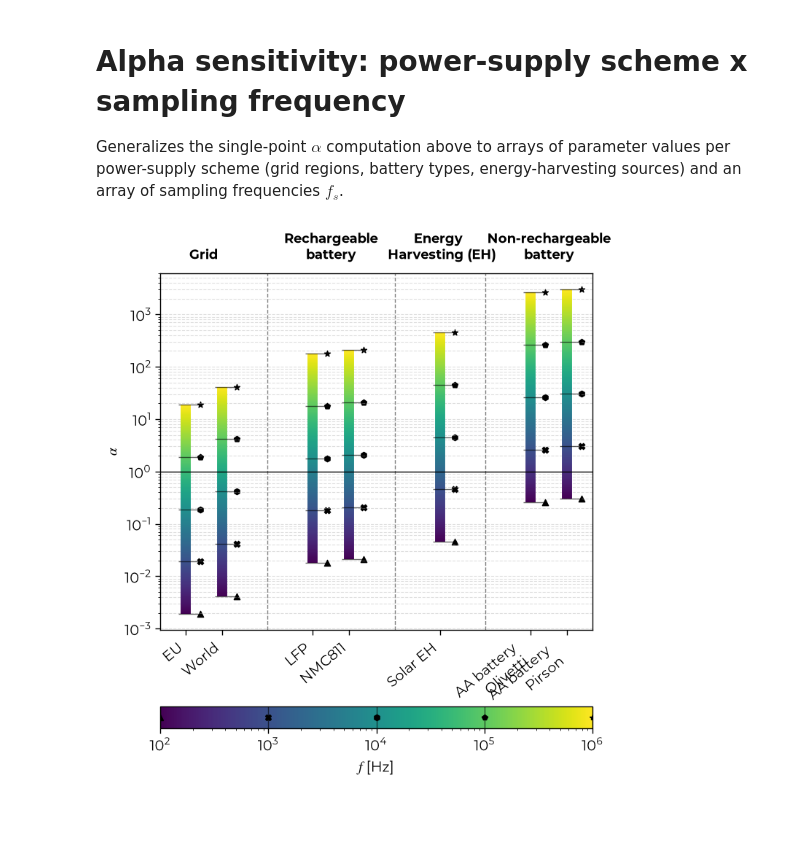
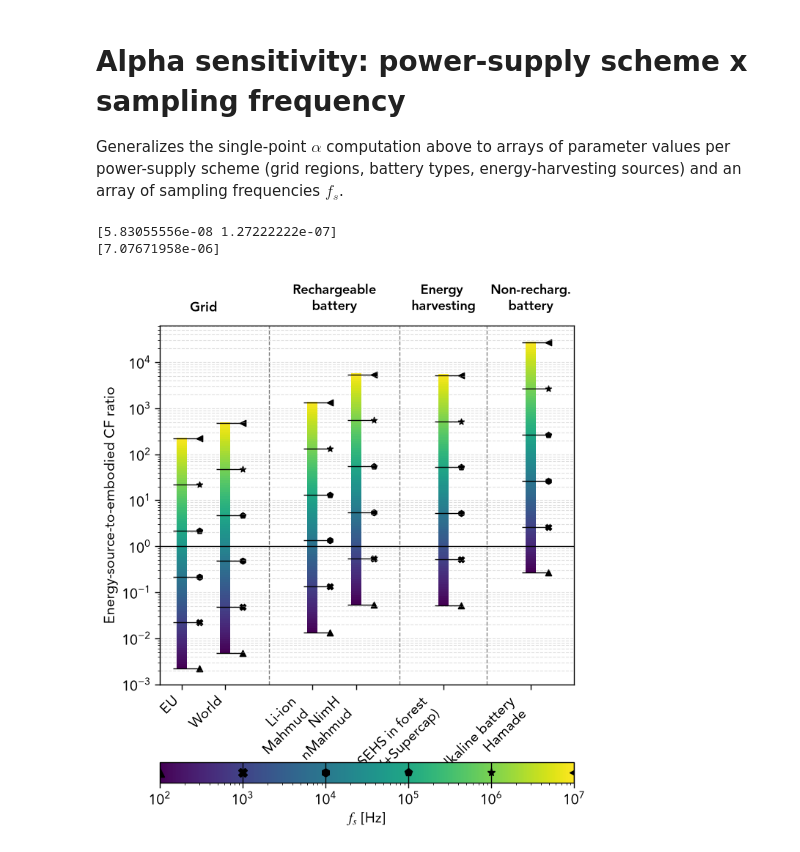
Before and after one commit to PolMaistriaux/IoT_Node_Modeling, a Jupyter notebook: Sustainability_aware_design/Notebook_Powering scheme.ipynb, the cells around one changed output. Saved outputs shown, nothing was run; the diff lists cells and outputs as text; code cells hidden in the pictures; blank space fills up the shorter version.

```diff
--- a/Sustainability_aware_design/Notebook_Powering scheme.ipynb
+++ b/Sustainability_aware_design/Notebook_Powering scheme.ipynb
@@ -386,15 +398,15 @@ def alpha_harvested(F_p_W, fs, E_p_pt=E_p_pt, A_chip=A_chip,F_p_mm2=F_p_mm2,P_sl
 # ---- GRID-------------------
 grid_labels = ['EU','World']
 grid_F_p_J  = F_p_kWh_to_p_J(np.array([grid_data[k] for k in grid_labels]) )
-
+print(grid_F_p_J)
 # ---- NR Batt --------------
-nr_batt_labels = np.array([ "AA battery\nOlivetti","AA battery \nPirson"])
+nr_batt_labels = np.array([ "Alkaline battery\nHamade"])
 nr_batt_F_p_J  = np.array([
-    F_p_mAh_to_p_J(F_p_mAh_nrBatt_Olivetti, V_alkaline_AA),
-    F_p_mAh_to_p_J(F_p_mAh_nrBatt, V_alkaline_AA),
+    F_p_mAh_to_p_J(F_p_mAh_nrBatt_Hamade, V_alkaline_AA),
 ])
+print(nr_batt_F_p_J)
 # ---- EH --------------
-eh_labels = np.array(["Solar EH"])
+eh_labels = np.array(["SEHS in forest\n(PV+Supercap)"])
 eh_F_p_W  = np.array([F_p_W_EH])
 
 # ---- EH --------------
@@ -402,15 +414,14 @@ uav_labels = np.array(["UAV Recharge"])
 uav_F_p_W  = np.array([F_p_flight_Mulders])
 
 # ---- R Batt  --------------
-r_batt_labels = np.array(["LFP","NMC811"]) # "Cut-off",
+r_batt_labels = np.array(["Li-ion\nMahmud","NimH\nnMahmud"]) # "Cut-off",
 r_batt_F_p_Wh  = np.array([
-    #F_p_Wh_rBatt_Cut,
-    F_p_Wh_rBatt_LFP,
-    F_p_Wh_rBatt_NMC811,
+    F_p_Wh_rBatt_LiIon,
+    F_p_Wh_rBatt_NimH,
 ])
 
 # --------------
-N_fs     = 1000
+N_fs     = 100
 fs_log_min = np.log10(fs_min)
 fs_log_max = np.log10(fs_max)
 fs_array = np.logspace(start=fs_log_min,stop=fs_log_max,base=10,num=N_fs+1,endpoint=True) #np.array([1e2, 1e3, 1e4, 1e5, 1e6])
@@ -423,10 +434,13 @@ alpha_nr_batt_res  = alpha_metered     (fs = fs_array[None, :], P_sleep=P_sleep,
 alpha_r_batt_res   = alpha_recharge    (fs = fs_array[None, :], P_sleep=P_sleep,F_p_Wh = r_batt_F_p_Wh[:, None] , F_p_J =F_p_kWh_to_p_J(grid_data["World"])   )
 alpha_eh_res       = alpha_harvested   (fs = fs_array[None, :], P_sleep=P_sleep,F_p_W  = eh_F_p_W [:, None]     ,    )
 alpha_uav_res      = alpha_uav_recharge(fs = fs_array[None, :], P_sleep=P_sleep,F_p_flight = uav_F_p_W[:, None])
+# %% [output]
+[5.83055556e-08 1.27222222e-07]
+[7.07671958e-06]
 # %%
 
 list_scheme_use    = [True            ,  True                          , True                         ,  False                           ,    True           ]
-list_scheme_names  = ['Grid'          ,  'Rechargeable\nbattery'       , 'Energy \n Harvesting (EH)'  ,  'UAV Battery\nRecharge'          ,   'Non-rechargeable\nbattery'  ]
+list_scheme_names  = ['Grid'          ,  'Rechargeable\nbattery'       , 'Energy \n harvesting '      ,  'UAV Battery\nRecharge'          ,   'Non-recharg.\nbattery'  ]
 list_scheme_labels = [grid_labels     ,  r_batt_labels                 , eh_labels                    ,  uav_labels                       ,    nr_batt_labels              ]
 list_scheme_alphas = [alpha_grid_res  ,  alpha_r_batt_res              , alpha_eh_res                 ,  alpha_uav_res                    ,    alpha_nr_batt_res           ]
 
@@ -440,7 +454,7 @@ for i, use in enumerate(list_scheme_use):
         scheme_labels.append(list_scheme_labels[i])
         scheme_alphas.append(list_scheme_alphas[i])
 
-gap = 1.5  # extra x-spacing left between scheme groups, for the group header
+gap = 1  # extra x-spacing left between scheme groups, for the group header
 
 x_labels, x_ticks, group_ranges = [], [], []
 offset = 0.0
@@ -452,7 +466,7 @@ for labels in scheme_labels:
     offset = positions[-1] + 1 + gap
 
 #fig, ax = plt.subplots(figsize=(max(10, 0.7 * len(x_labels)), 6))
-fig, ax = plt.subplots(figsize=(7.4, 8))
+fig, ax = plt.subplots(figsize=(2*3.5, 8))
 
 if alpha_E_2_O:
     ax.set_yscale("log")
@@ -462,8 +476,8 @@ else:
     ax.yaxis.set_major_formatter(ticker.FuncFormatter(lambda val, _: f'{val:g}'))
 
 ax.set_xticks(x_ticks)
-ax.set_xticklabels(x_labels, rotation=40, ha='right')
-ax.set_xlim(-0.7, offset - gap - 0.3)
+ax.set_xticklabels(x_labels, rotation=45, ha='right')
+ax.set_xlim(-0.5, offset -gap )
 
 cmap = colormaps['viridis']
 norm = matplotlib.colors.LogNorm(vmin=fs_array.min(), vmax=fs_array.max())
@@ -477,41 +491,47 @@ for alphas, (start, end) in zip(scheme_alphas, group_ranges):
 
         points = np.array([pos*np.ones((len(fs_array))),alphas[i, :]]).T.reshape(-1, 1, 2)
         segments = np.concatenate([points[:-1], points[1:]],axis=1)
-        lc = LineCollection(segments)
+        segments[:,1,1] = segments[:,1,1]*1.05
+        lc = LineCollection(segments,antialiaseds=False)
         lc.set_array(np.log10(fs_array))
         lc.set_linewidth(10)
         ax.add_collection(lc)
 
         for fs_log in np.arange(int(np.floor(fs_log_min)), int(fs_log_max+1)):
             index = (fs_log-fs_log_min)*N_fs /(fs_log_max-fs_log_min)
             if index >=0:
-                ax.hlines(alphas[i, int(index)],xmin = pos-0.2, xmax=pos+0.4, linewidth=1, color='black', alpha=0.6)
+                ax.hlines(alphas[i, int(index)],xmin = pos-0.2, xmax=pos+0.4, linewidth=1, color='black', alpha=1)
                 ax.scatter(pos+0.4, alphas[i, int(index)], marker = marker_list [fs_log], color='black')
 
 
 for (_, prev_end), (next_start, _) in zip(group_ranges[:-1], group_ranges[1:]):
     ax.axvline((prev_end + next_start) / 2, color='gray', linestyle='--', linewidth=1, zorder=1)
 
 for name, (start, end) in zip(scheme_names, group_ranges):
     ax.text((start + end) / 2, 1.03, name, transform=ax.get_xaxis_transform(),
             ha='center', va='bottom', fontsize=13, fontweight='bold')
 
 ax.hlines(y=0, xmin=-2,xmax=start+end+2, color='black', linewidth = 1)
 ax.hlines(y=1, xmin=-2,xmax=start+end+2, color='black', linewidth = 1)
 
-ax.set_ylabel(r'$\alpha$')# (embodied share of total footprint)'
+
+
+ax.set_ylabel('Energy-source-to-embodied CF ratio')# (embodied share of total footprint)'
 #ax.set_yscale('log')
 ax.grid(True, which='both', axis='y', linestyle='--', alpha=0.4)
 
 sm = matplotlib.cm.ScalarMappable(cmap=cmap, norm=norm)
 cbar = fig.colorbar(sm, ax=ax,orientation='horizontal')
-cbar.set_label(r'$f$ [Hz]')
+cbar.set_label(r'$f_s$ [Hz]')
 for fs_log in np.arange(int(fs_log_min), int(fs_log_max+1)):
-    cbar.ax.vlines(10**fs_log,ymin = -0.4, ymax=pos+1, linewidth=1, color='black', alpha=0.6)
-    cbar.ax.plot(10**fs_log,0.5, marker = marker_list [fs_log], color='black')
+    cbar.ax.vlines(10**fs_log,ymin = -0.4, ymax=pos+1, linewidth=1, color='black', alpha=1)
+    cbar.ax.plot(10**fs_log,0.5, marker = marker_list [fs_log], color='black', markersize=8)
+
 
 
 fig.tight_layout()
+
+plt.savefig("Power_Supply_Scheme.svg")
 plt.show()
 # %% [output]
-[figure, old version]
+[figure, new version]
```
Also changed, not shown: parts of 9 cells of this notebook, 2 other files.
